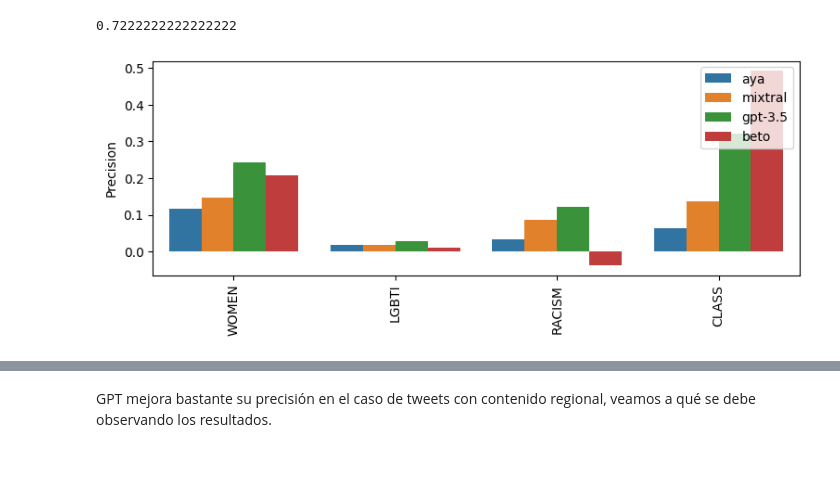
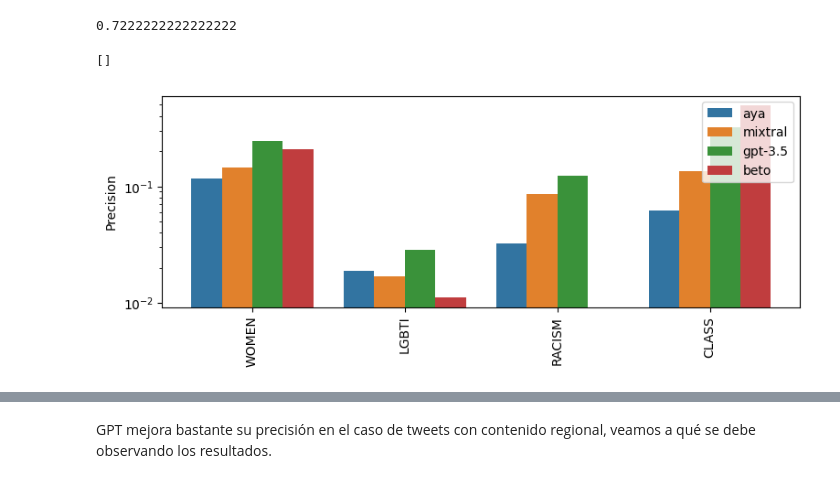
Before and after one commit to finiteautomata/rioplatense_hate_speech, a Jupyter notebook: notebooks/Results_regionalisms.ipynb, the cells around one changed output, grey strips where cells are left out. Drawn from its saved outputs; the diff is of its cells as text; code cells hidden in the pictures.

```diff
--- a/notebooks/Results_regionalisms.ipynb
+++ b/notebooks/Results_regionalisms.ipynb
@@ -232,34 +240,37 @@ import matplotlib.pyplot as plt
 
 
 
 def plot_metric(df, metric, labels, legend=True):
     plt.figure(figsize=(9, 3))
 
     sub_df = df[(df["metric"] == metric) & (df["label"].isin(labels))]
 
     sns.barplot(x='label', y='score', hue='model', data=sub_df, hue_order=model_order, order=labels)
 
 
     # Set the plot title and labels
     plt.xlabel('')
     plt.ylabel(metric.capitalize())
 
     # Show the plot
 
     # Remove xticks
 
     #plt.xticks(ticks=[])
     plt.xticks(rotation=90)
     # Make legend smaller
     if legend:
         plt.legend(loc='upper right')#, bbox_to_anchor=(0.35, 1.03))
 
 
 metric = "precision"
 plot_metric(diff, metric, labels)
 plt.savefig(f"img/{metric}_regional.png", bbox_inches='tight', dpi=300)
+
+plt.semilogy()
 # %% [output]
+[]
-[figure, old version]
+[figure, new version]
 # %%
 
 metric = "recall"
```
Also changed, not shown: parts of 3 cells of this notebook, 1 other file.
